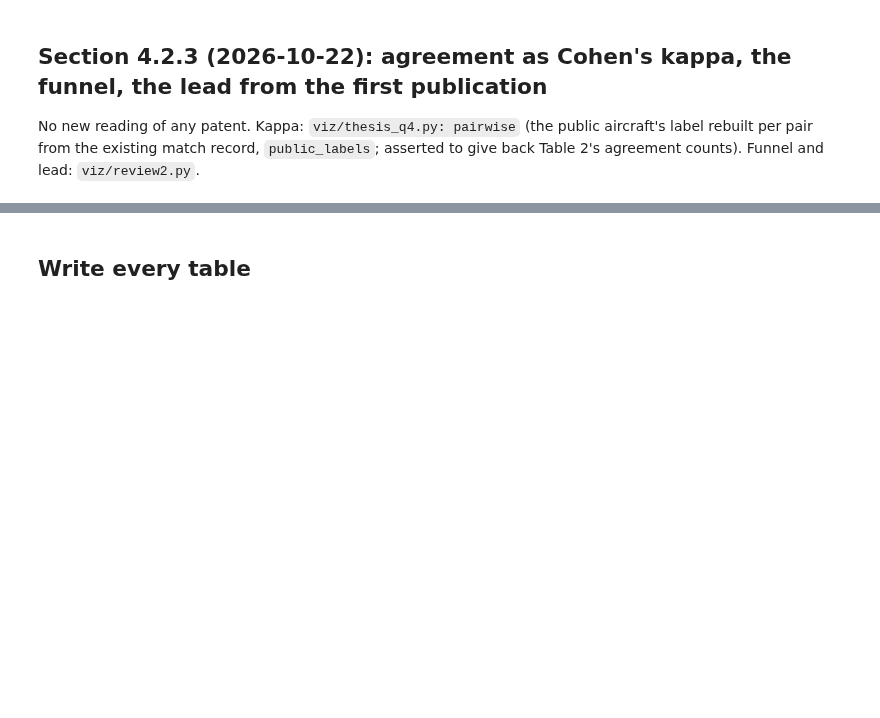
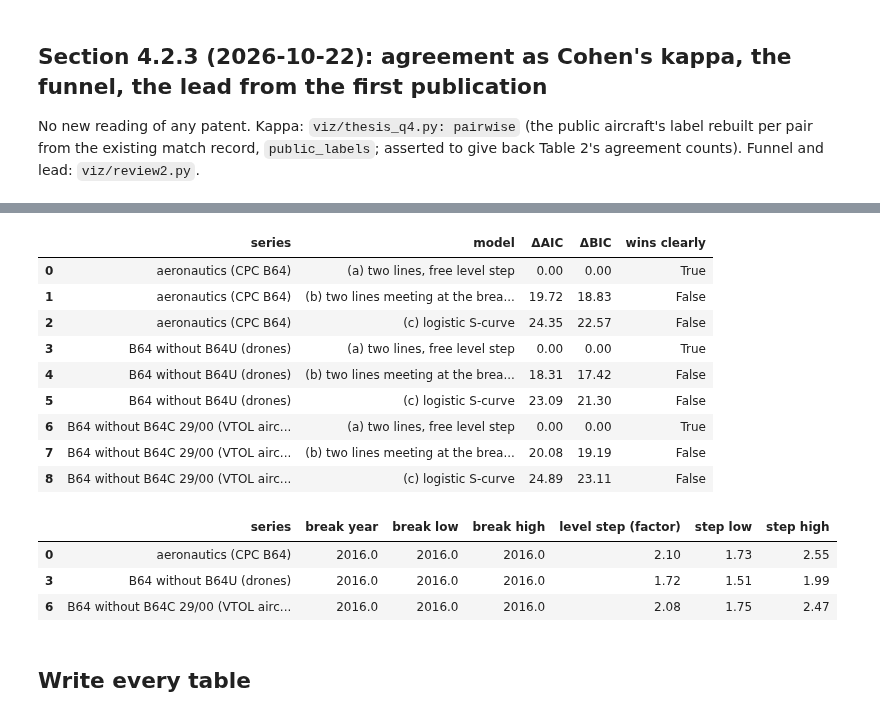
Before and after one commit to vascoslopes272/eVTOL-Visual-Evaluation, a Jupyter notebook: labeling_evaluation/notebooks/56_supervisor_review_2.ipynb, the cells around one changed output, grey strips where cells are left out. Cells and saved outputs as stored; diff of their text form; code cells hidden in the pictures; blank space fills up the shorter version.

```diff
--- a/labeling_evaluation/notebooks/56_supervisor_review_2.ipynb
+++ b/labeling_evaluation/notebooks/56_supervisor_review_2.ipynb
@@ -230,3 +236,25 @@ display(review2.publication_lead_summary(ctx))
+# %%
+rf = review2.b64_refits(ctx)
+if rf is None:
+    print('not run: export', list(review2.B64_PARTS.values()), 'to', review2.B64_DIR)
+else:
+    display(rf['models'][['series', 'model', 'ΔAIC', 'ΔBIC', 'wins clearly']])
+    display(rf['estimates'][rf['estimates']['model'].str.startswith('(a)')][['series', 'break year', 'break low', 'break high', 'level step (factor)', 'step low', 'step high']])
+# %% [output]
+|  | series | model | ΔAIC | ΔBIC | wins clearly |
+| 0 | aeronautics (CPC B64) | (a) two lines, free level step | 0.00 | 0.00 | True |
+| 1 | aeronautics (CPC B64) | (b) two lines meeting at the brea... | 19.72 | 18.83 | False |
+| 2 | aeronautics (CPC B64) | (c) logistic S-curve | 24.35 | 22.57 | False |
+| 3 | B64 without B64U (drones) | (a) two lines, free level step | 0.00 | 0.00 | True |
+| 4 | B64 without B64U (drones) | (b) two lines meeting at the brea... | 18.31 | 17.42 | False |
+| 5 | B64 without B64U (drones) | (c) logistic S-curve | 23.09 | 21.30 | False |
+| 6 | B64 without B64C 29/00 (VTOL airc... | (a) two lines, free level step | 0.00 | 0.00 | True |
+| 7 | B64 without B64C 29/00 (VTOL airc... | (b) two lines meeting at the brea... | 20.08 | 19.19 | False |
+| 8 | B64 without B64C 29/00 (VTOL airc... | (c) logistic S-curve | 24.89 | 23.11 | False |
+|  | series | break year | break low | break high | level step (factor) | step low | step high |
+| 0 | aeronautics (CPC B64) | 2016.0 | 2016.0 | 2016.0 | 2.10 | 1.73 | 2.55 |
+| 3 | B64 without B64U (drones) | 2016.0 | 2016.0 | 2016.0 | 1.72 | 1.51 | 1.99 |
+| 6 | B64 without B64C 29/00 (VTOL airc... | 2016.0 | 2016.0 | 2016.0 | 2.08 | 1.75 | 2.47 |
 # %% [markdown]
 ## Write every table
 # %%
```
Also changed, not shown: parts of 2 cells of this notebook, 11 other files.
